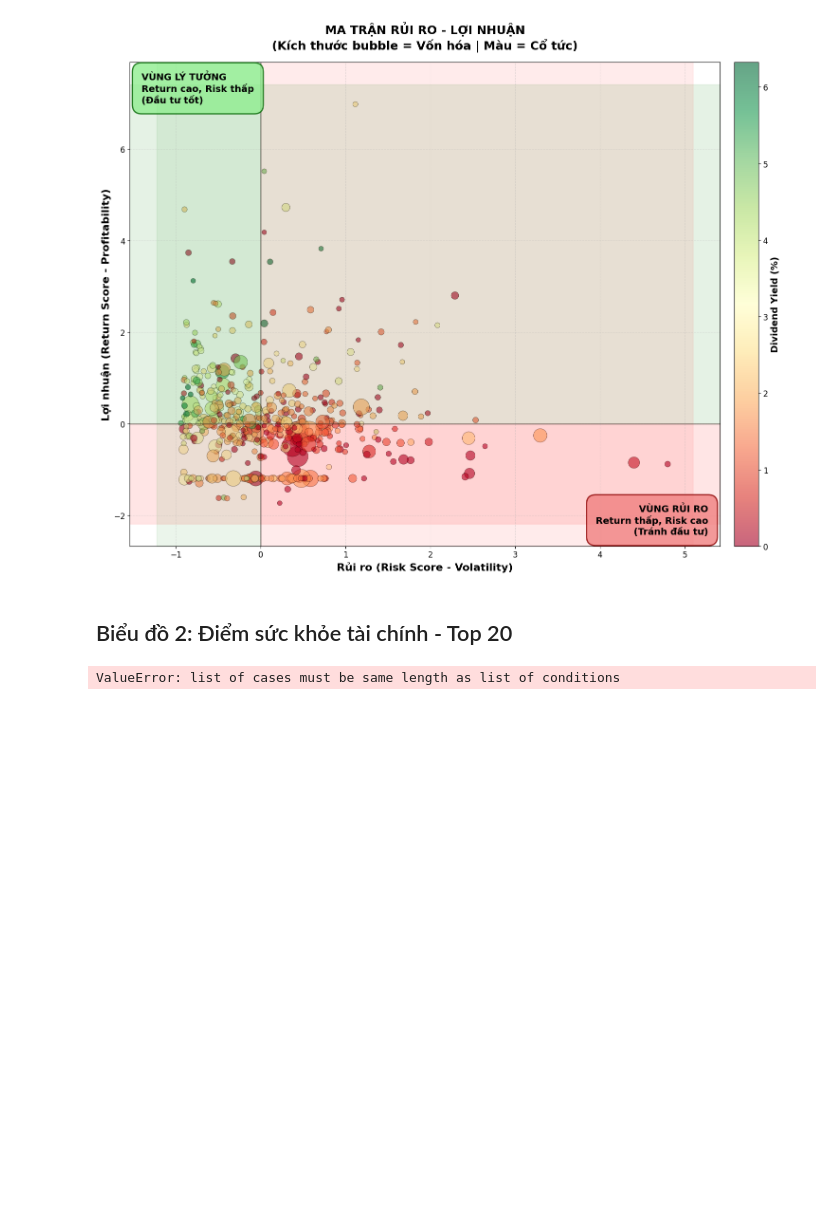
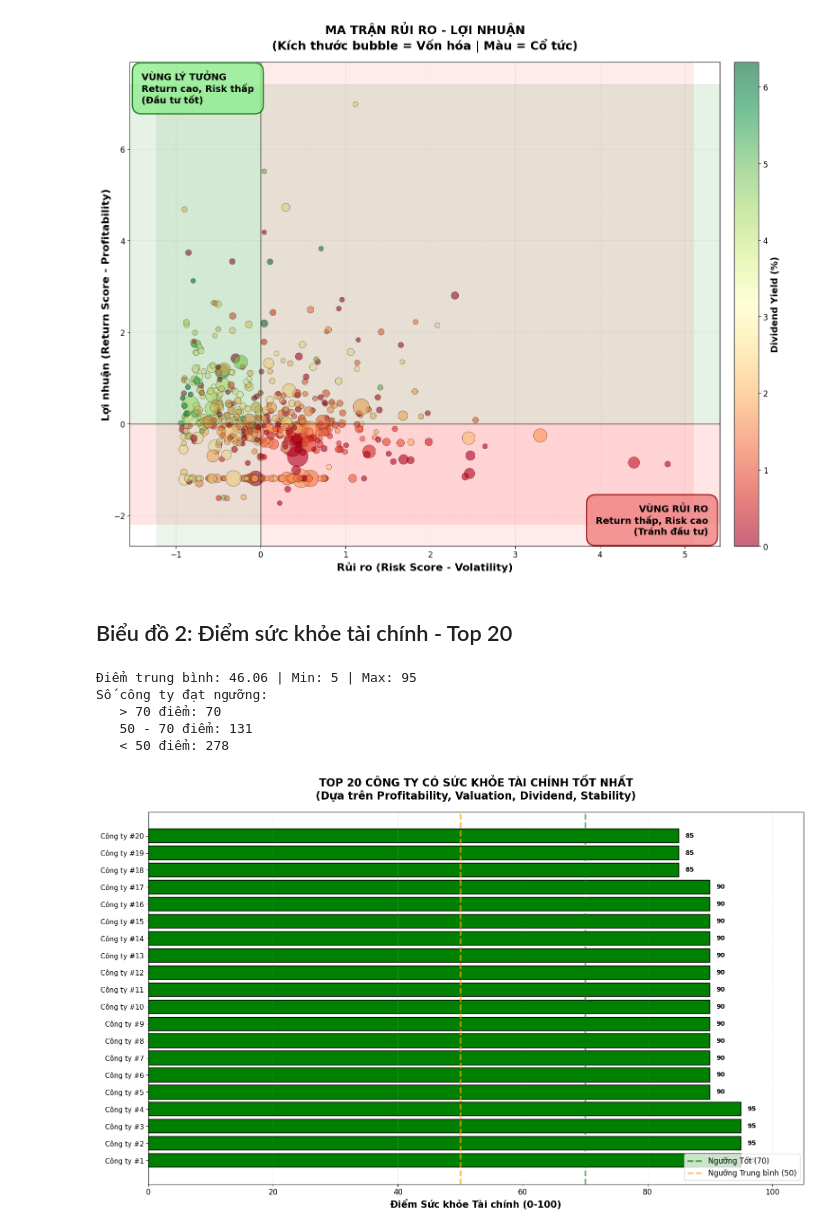
Before and after one commit to tranmai31231020941-pixel/final, a Jupyter notebook: Untitled1.ipynb, the cells around one changed output. Cells and saved outputs as stored; diff of their text form; code cells hidden in the pictures; blank space fills up the shorter version.

```diff
--- a/Untitled1.ipynb
+++ b/Untitled1.ipynb
@@ -111,7 +111,8 @@ df['health'] += np.select(div_conditions, div_scores, default=0)
 pe_conditions = [
     df['price_earnings'].between(10, 20, inclusive='both'),
     df['price_earnings'].between(5, 10, inclusive='left') |
-    df['price_earnings'].between(20, 30, inclusive='left'),
+        df['price_earnings'].between(20, 30, inclusive='left'),
+    df['price_earnings'] > 0
 ]
 pe_scores = [15, 10, 5]
 df['health'] += np.select(pe_conditions, pe_scores, default=0)
@@ -163,32 +164,37 @@ print(f"   < 50 điểm: {below_50}")
 fig, ax = plt.subplots(figsize=(16, 10))
 
 top20 = df.nlargest(20, 'health').reset_index(drop=True)
 top20['name'] = [f'Công ty #{i+1}' for i in range(len(top20))]
 
 # Vẽ horizontal bar chart
-bars = ax.barh(range(len(top20)), top20['health'], color=colors,
+bars = ax.barh(range(len(top20)), top20['health'], color='green',
                edgecolor='black', linewidth=1.2)
 
 # Nhãn trục
 ax.set_yticks(range(len(top20)))
 ax.set_yticklabels(top20['name'], fontsize=11)
 ax.set_xlabel('Điểm Sức khỏe Tài chính (0-100)', fontsize=15, fontweight='bold')
 ax.set_title('TOP 20 CÔNG TY CÓ SỨC KHỎE TÀI CHÍNH TỐT NHẤT\n(Dựa trên Profitability, Valuation, Dividend, Stability)',
              fontsize=17, fontweight='bold', pad=20)
 
 # Đường ngưỡng
 ax.axvline(70, color='green', linestyle='--', linewidth=2.5, alpha=0.7, label='Ngưỡng Tốt (70)')
 ax.axvline(50, color='orange', linestyle='--', linewidth=2.5, alpha=0.7, label='Ngưỡng Trung bình (50)')
 
 # Ghi số điểm trên từng thanh
 for i, (bar, score) in enumerate(zip(bars, top20['health'])):
     ax.text(score + 1, i, f'{score:.0f}', va='center', fontsize=10, fontweight='bold')
 
 ax.legend(loc='lower right', fontsize=12)
 ax.grid(axis='x', alpha=0.3, linestyle='--')
 ax.set_xlim(0, 105)
 
 plt.tight_layout()
 plt.show()
 # %% [output]
-ValueError: list of cases must be same length as list of conditions
+Điểm trung bình: 46.06 | Min: 5 | Max: 95
+Số công ty đạt ngưỡng:
+   > 70 điểm: 70
+   50 - 70 điểm: 131
+   < 50 điểm: 278
+[figure, added]
```
Also changed, not shown: parts of 2 cells of this notebook.
